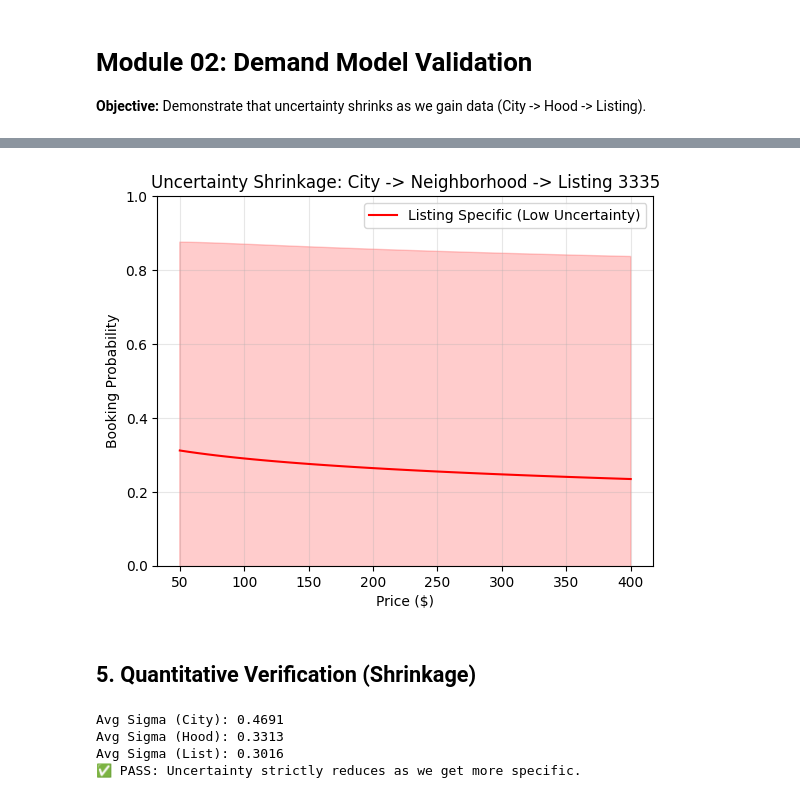
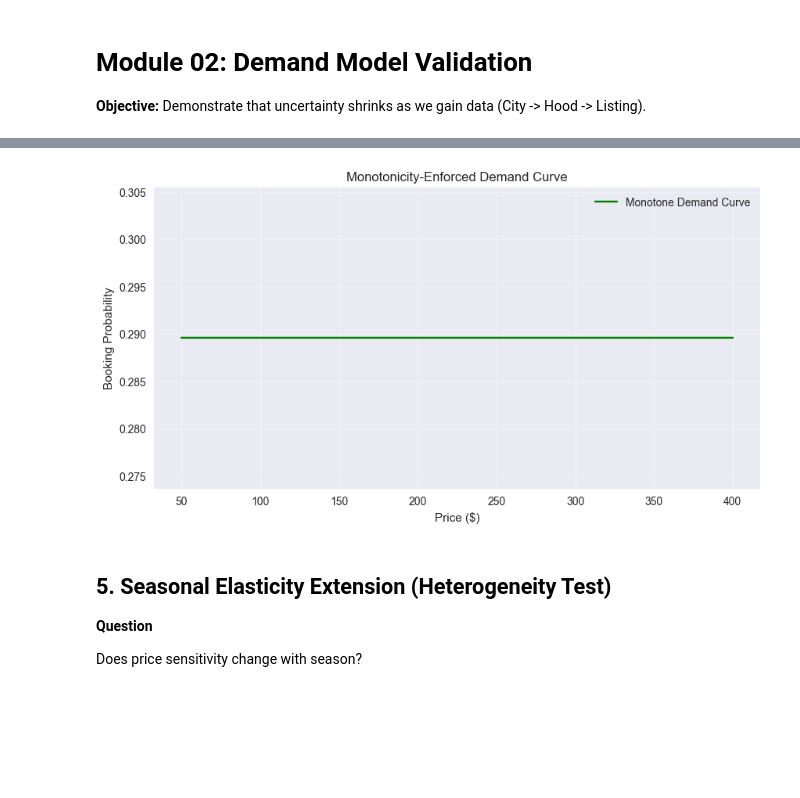
Before and after one commit to amriteshp2000/Dynamic-Pricing-Engine, a Jupyter notebook: notebooks/demand_modeling.ipynb, the cells around one changed output, grey strips where cells are left out. Saved outputs shown, nothing was run; the diff lists cells and outputs as text; code cells hidden in the pictures; blank space fills up the shorter version.

```diff
--- a/notebooks/demand_modeling.ipynb
+++ b/notebooks/demand_modeling.ipynb
@@ -99,16 +214,3 @@ df_res = pd.DataFrame(results)
 # %%
-plt.figure(figsize=(12, 7))
-
-# Plot City (Widest Uncertainty)
-plt.plot(df_res['price'], df_res['city_prob'], 'k:', label='City Prior (High Uncertainty)')
-plt.fill_between(df_res['price'],
-                 df_res['city_prob'] - 1.96*df_res['city_std'],
-                 df_res['city_prob'] + 1.96*df_res['city_std'],
-                 color='gray', alpha=0.1)
-
-# Plot Neighborhood (Medium Uncertainty)
-plt.plot(df_res['price'], df_res['hood_prob'], 'b--', label='Neighborhood Prior (Medium)')
-plt.fill_between(df_res['price'],
-                 df_res['hood_prob'] - 1.96*df_res['hood_std'],
-                 df_res['hood_prob'] + 1.96*df_res['hood_std'],
-                 color='blue', alpha=0.1)
+mono_model = MonotoneDemandWrapper(demand_model)
+mono_curve = mono_model.predict_curve(context, price_grid)
@@ -118,37 +217,24 @@ plt.fill_between(df_res['price'],
-# %%
-# Plot Listing (Specific - Lowest Uncertainty)
-plt.plot(df_res['price'], df_res['list_prob'], 'r-', label='Listing Specific (Low Uncertainty)')
-plt.fill_between(df_res['price'],
-                 df_res['list_prob'] - 1.96*df_res['list_std'],
-                 df_res['list_prob'] + 1.96*df_res['list_std'],
-                 color='red', alpha=0.2)
-
-plt.title(f"Uncertainty Shrinkage: City -> Neighborhood -> Listing {test_lid}")
-plt.xlabel("Price ($)")
-plt.ylabel("Booking Probability")
-plt.ylim(0, 1)
-plt.legend()
-plt.grid(True, alpha=0.3)
-plt.show()
-# %% [output]
-[figure, removed]
+# %%
+plt.figure(figsize=(10, 5))
+plt.plot(price_grid, mono_curve, "g-", label="Monotone Demand Curve")
+plt.xlabel("Price ($)")
+plt.ylabel("Booking Probability")
+plt.title("Monotonicity-Enforced Demand Curve")
+plt.grid(alpha=0.3)
+plt.legend()
+plt.show()
+# %% [output]
+[figure, added]
 # %% [markdown]
-## 5. Quantitative Verification (Shrinkage)
+## 5. Seasonal Elasticity Extension (Heterogeneity Test)
+**Question**
+
+Does price sensitivity change with season?
 # %%
-avg_city_std = df_res['city_std'].mean()
-avg_hood_std = df_res['hood_std'].mean()
-avg_list_std = df_res['list_std'].mean()
-
-print(f"Avg Sigma (City): {avg_city_std:.4f}")
-print(f"Avg Sigma (Hood): {avg_hood_std:.4f}")
-print(f"Avg Sigma (List): {avg_list_std:.4f}")
-
-if avg_city_std > avg_hood_std > avg_list_std:
-    print("✅ PASS: Uncertainty strictly reduces as we get more specific.")
-else:
-    print("❌ FAIL: Uncertainty did not shrink correctly.")
+# Train Seasonal Model
+seasonal_model = SeasonalElasticityDemand(
+    beta_price=BETA_PRICE,
+    min_listing_obs=30
+)
+df['month'] = df['date'].dt.month
+seasonal_model.fit(df, ["month", "dow", "is_weekend"])
-# %% [output]
-Avg Sigma (City): 0.4691
-Avg Sigma (Hood): 0.3313
-Avg Sigma (List): 0.3016
-✅ PASS: Uncertainty strictly reduces as we get more specific.
```
Also changed, not shown: parts of 33 cells of this notebook, 6 other files.
